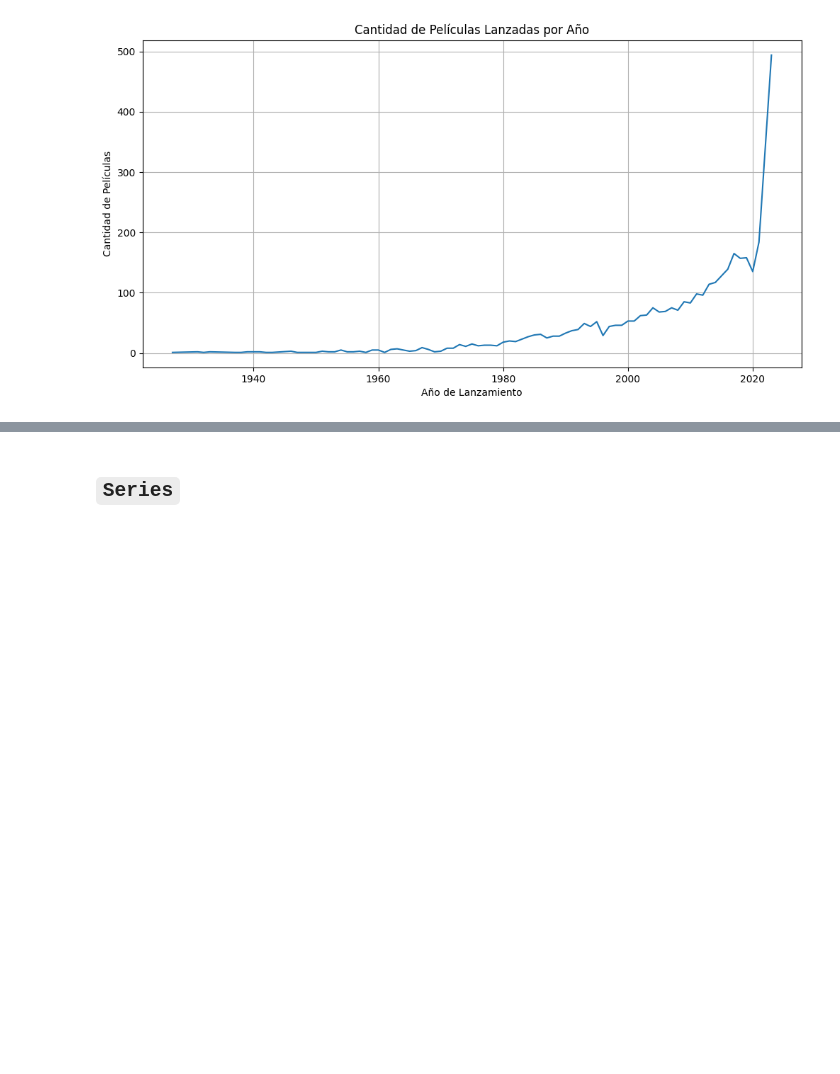
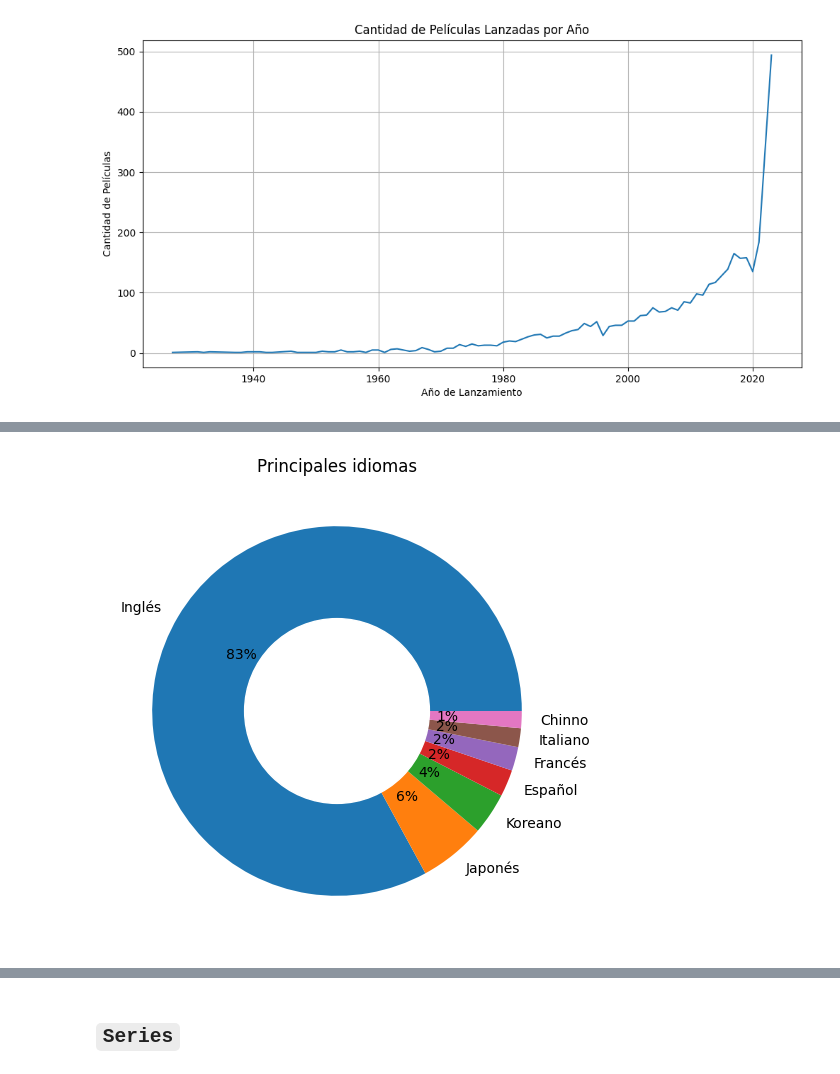
Before and after one commit to Jimme7/EDA-Films, a Jupyter notebook: src/Notebooks/Analysis_and_Visualizations.ipynb, the cells around one changed output, grey strips where cells are left out. Saved outputs shown, nothing was run; the diff lists cells and outputs as text; code cells hidden in the pictures; blank space fills up the shorter version.

Commit message:
adding more visualizations

```diff
--- a/src/Notebooks/Analysis_and_Visualizations.ipynb
+++ b/src/Notebooks/Analysis_and_Visualizations.ipynb
@@ -71,0 +58,3 @@ fig.show()
+# %%
+principal_languages = films.groupby('original_language')['film_id'].count().sort_values(ascending=False)[:7]
+principal_languages
@@ -71,0 +71,26 @@ fig.show()
+# %%
+# Diccionario de mapeo de idiomas
+mapeo = {'en': 'Inglés', 'ja': 'Japonés', 'ko': 'Koreano', 'es': 'Español',
+         'fr': 'Francés', 'it': 'Italiano', 'zh': 'Chinno'}
+
+principal_languages.index = principal_languages.index.map(mapeo)
+# %%
+labels = principal_languages.index
+data = principal_languages.values
+
+# Create a pieplot
+plt.figure(figsize=(6, 6))
+plt.pie(data, labels=labels,  autopct='%.0f%%')
+
+# add a circle at the center to transform it in a donut chart
+my_circle=plt.Circle( (0,0), 0.5, color='white')
+p=plt.gcf()
+p.gca().add_artist(my_circle)
+
+# Título del gráfico
+plt.title('Principales idiomas')
+
+
+plt.show()
+# %% [output]
+[figure, added]
```
Also changed, not shown: parts of 9 cells of this notebook.
